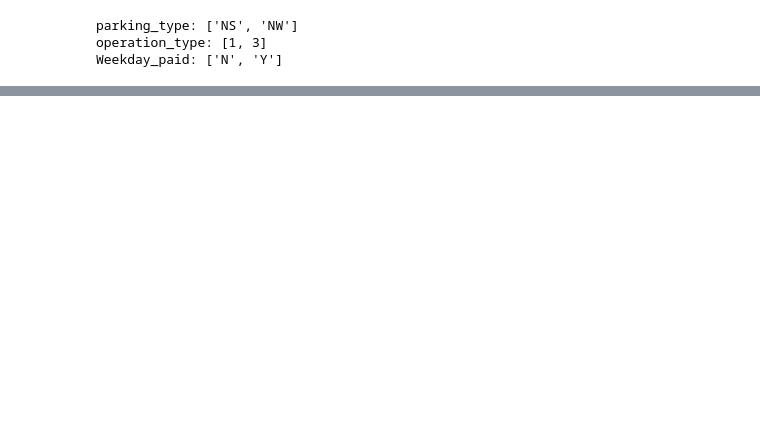
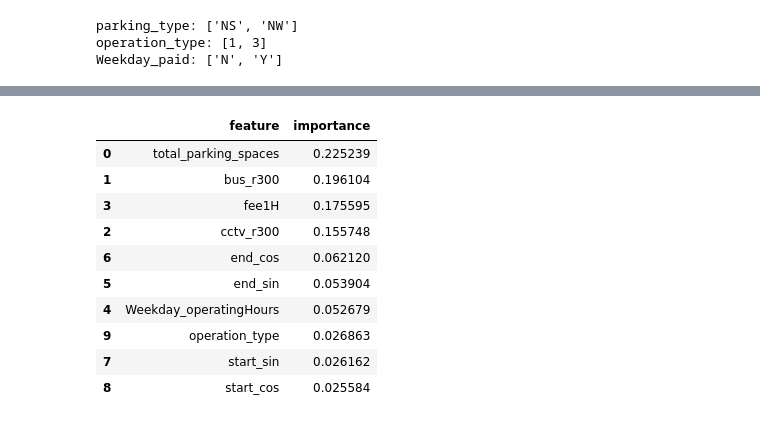
Before and after one commit to vxlmlxv/20251R0136COSE47101, a Jupyter notebook: randomforest_dong.ipynb, the cells around one changed output, grey strips where cells are left out. Cells and saved outputs as stored; diff of their text form; code cells hidden in the pictures; blank space fills up the shorter version.

```diff
--- a/randomforest_dong.ipynb
+++ b/randomforest_dong.ipynb
@@ -88,0 +289,23 @@ Index(['total_parking_spaces', 'bus_r300', 'cctv_r300', 'Weekday_end', 'fee1H',
+# %%
+importances = rf.feature_importances_
+feature_names = top10  # DataFrame에서 feature 이름 추출
+
+# 중요도 표 만들기
+importance_table = pd.DataFrame({
+    'feature': feature_names,
+    'importance': importances
+}).sort_values(by='importance', ascending=False)
+
+importance_table
+# %% [output]
+|  | feature | importance |
+| 0 | total_parking_spaces | 0.225239 |
+| 1 | bus_r300 | 0.196104 |
+| 3 | fee1H | 0.175595 |
+| 2 | cctv_r300 | 0.155748 |
+| 6 | end_cos | 0.062120 |
+| 5 | end_sin | 0.053904 |
+| 4 | Weekday_operatingHours | 0.052679 |
+| 9 | operation_type | 0.026863 |
+| 7 | start_sin | 0.026162 |
+| 8 | start_cos | 0.025584 |
```
Also changed, not shown: parts of 28 cells of this notebook, 13 other files.
